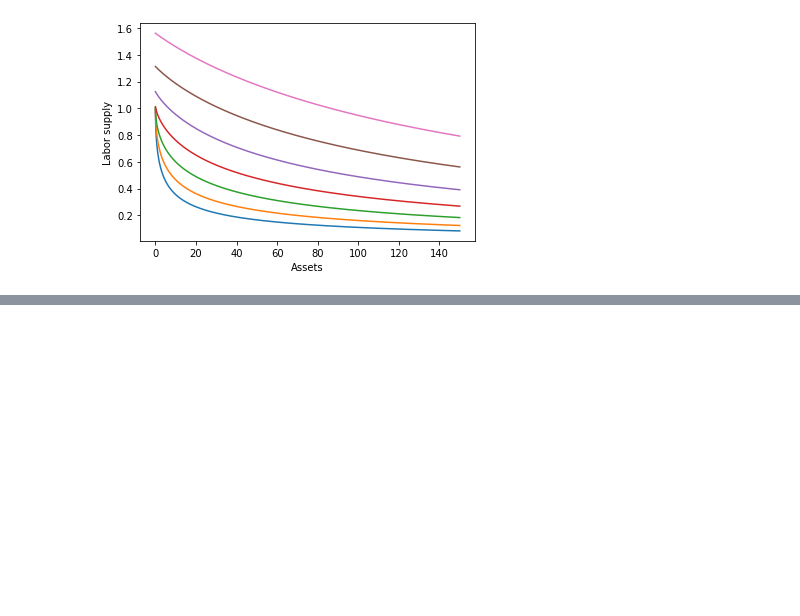
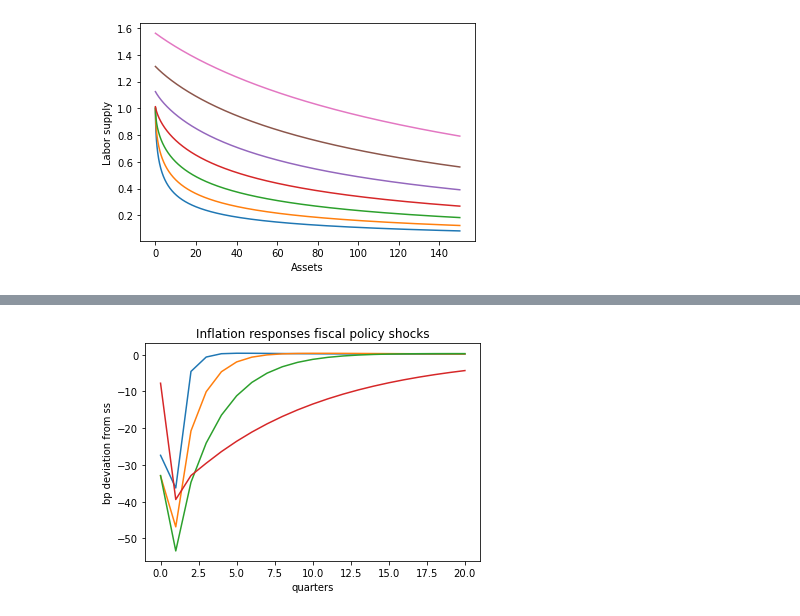
Before and after one commit to danmrc/sequence-jacobian, a Jupyter notebook: notebooks/Our Hank.ipynb, the cells around one changed output, grey strips where cells are left out. Saved outputs shown, nothing was run; the diff lists cells and outputs as text; code cells hidden in the pictures; blank space fills up the shorter version.

```diff
--- a/notebooks/Our Hank.ipynb
+++ b/notebooks/Our Hank.ipynb
@@ -313,0 +440,15 @@ plt.show()
+# %%
+rhos = np.array([0.2,0.5, 0.7, 0.9])
+
+dtstar = 0.05*rhos ** (np.arange(T)[:, np.newaxis])
+drstar = 0.0025 * rhos ** (np.arange(T)[:, np.newaxis])
+
+dpi = G['pi']['T_star'] @ dtstar
+
+plt.plot(10000 * dpi[:21])
+plt.title(r'Inflation responses fiscal policy shocks')
+plt.xlabel('quarters')
+plt.ylabel('bp deviation from ss')
+plt.show()
+# %% [output]
+[figure, added]
```
Also changed, not shown: parts of 14 cells of this notebook, 1 other file.
